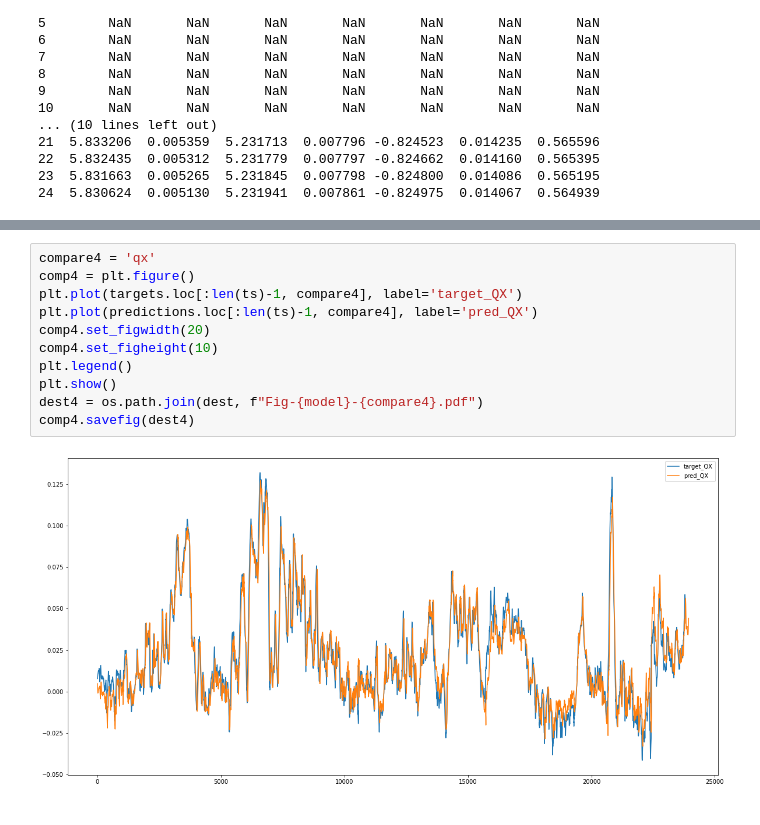
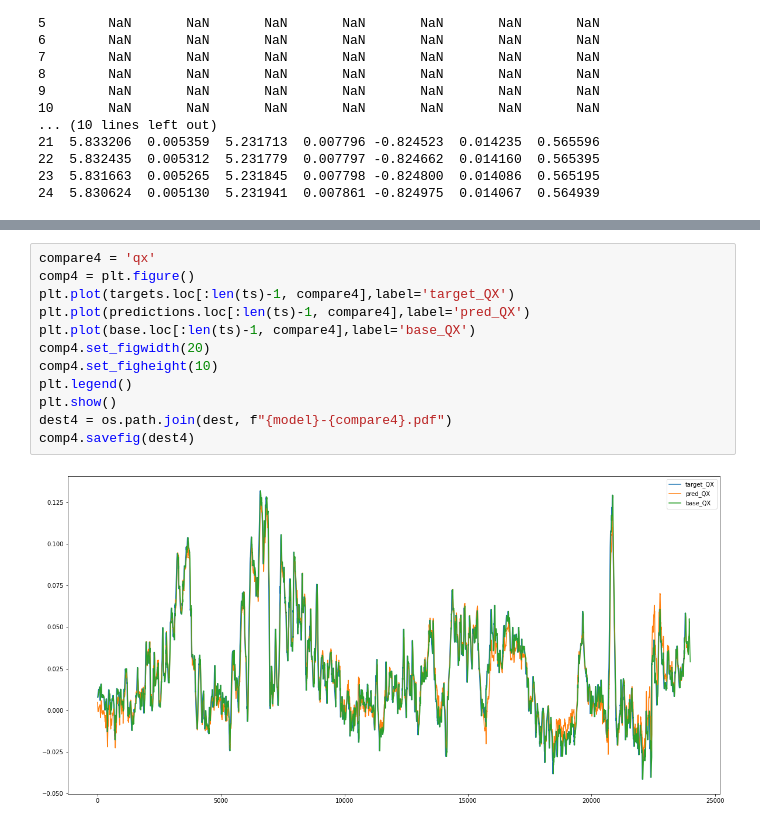
Before and after one commit to oleksa-oleksa/MasterThesis_UserPosition_6DOF, a Jupyter notebook: Development/notebooks/predictions_plots.ipynb, the cells around one changed output, grey strips where cells are left out. Saved outputs shown, nothing was run; the diff lists cells and outputs as text.

```diff
--- a/Development/notebooks/predictions_plots.ipynb
+++ b/Development/notebooks/predictions_plots.ipynb
@@ -89,16 +91,17 @@ comp3.savefig(dest3)
 # %%
 compare4 = 'qx'
 comp4 = plt.figure()
-plt.plot(targets.loc[:len(ts)-1, compare4], label='target_QX')
-plt.plot(predictions.loc[:len(ts)-1, compare4], label='pred_QX')
+plt.plot(targets.loc[:len(ts)-1, compare4],label='target_QX')
+plt.plot(predictions.loc[:len(ts)-1, compare4],label='pred_QX')
+plt.plot(base.loc[:len(ts)-1, compare4],label='base_QX')
 comp4.set_figwidth(20)
 comp4.set_figheight(10)
 plt.legend()
 plt.show()
-dest4 = os.path.join(dest, f"Fig-{model}-{compare4}.pdf")
+dest4 = os.path.join(dest, f"{model}-{compare4}.pdf")
 comp4.savefig(dest4)
 # %% [output]
-[figure, old version]
+[figure, new version]
 # %%
 compare5 = 'qy'
 comp5 = plt.figure()
```
Also changed, not shown: parts of 14 cells of this notebook, 38 other files.
